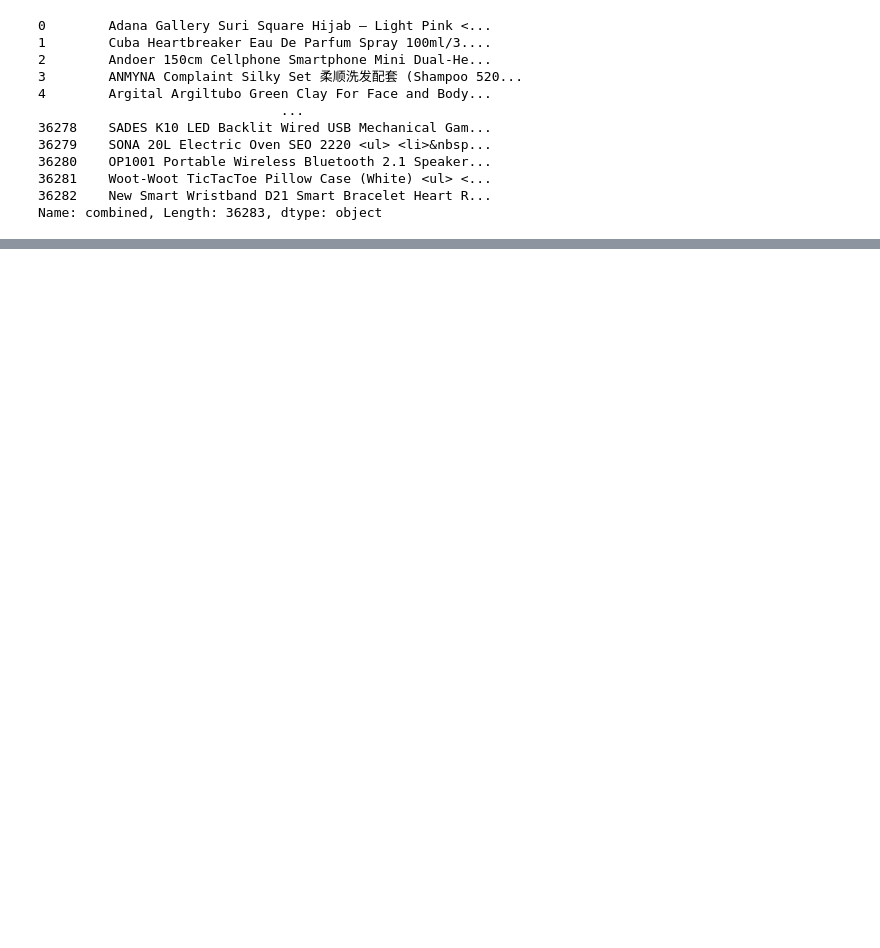
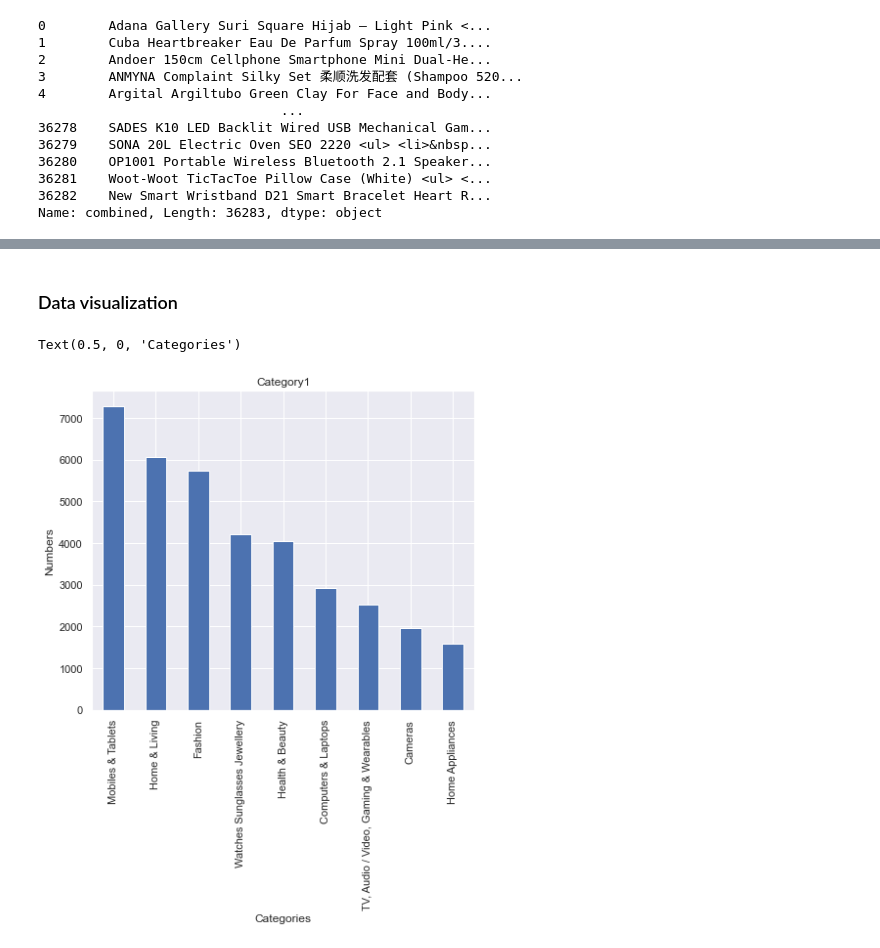
Before and after one commit to mustafabawany/Product-Title-Classification, a Jupyter notebook: Product Title Classification.ipynb, the cells around one changed output, grey strips where cells are left out. Saved outputs shown, nothing was run; the diff lists cells and outputs as text; code cells hidden in the pictures; blank space fills up the shorter version.

Commit message:
Added visualization

```diff
--- a/Product Title Classification.ipynb
+++ b/Product Title Classification.ipynb
@@ -131,0 +155,9 @@ df['combined']
+# %% [markdown]
+### Data visualization
+# %%
+ax1 = df['category_lvl1'].value_counts().plot(kind = 'bar', title='Category1', figsize=(7,6))
+ax1.set_ylabel("Numbers")
+ax1.set_xlabel("Categories")
+# %% [output]
+Text(0.5, 0, 'Categories')
+[figure, added]
```
Also changed, not shown: parts of 10 cells of this notebook.
